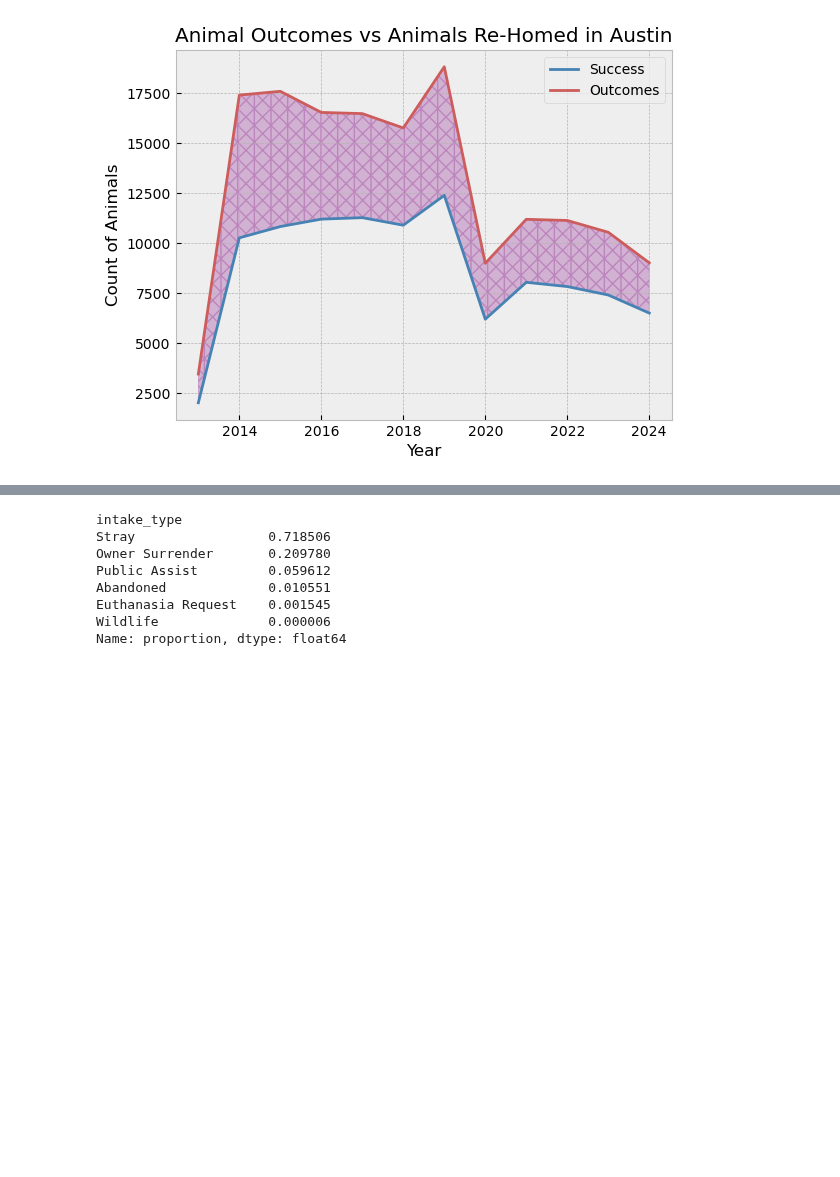
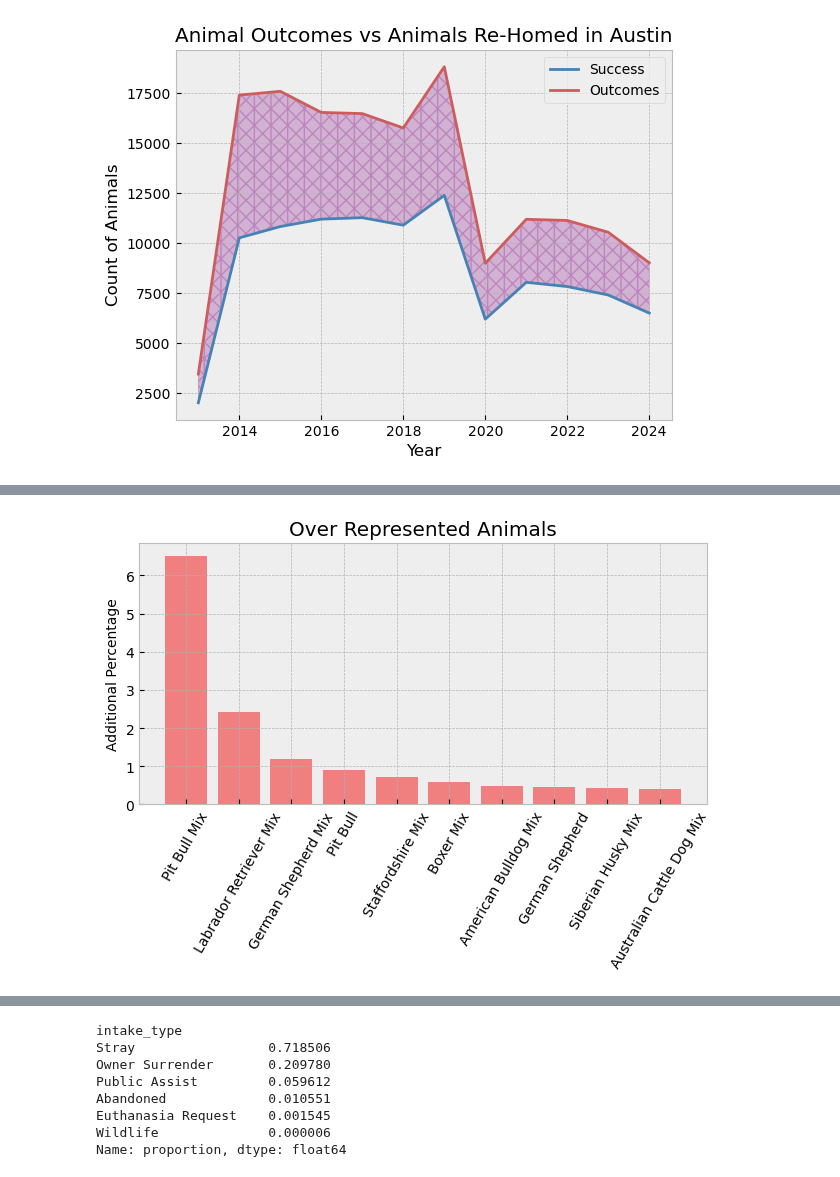
Before and after one commit to kncramer/animal-shelter-outcomes, a Jupyter notebook: code/02-eda.ipynb, the cells around one changed output, grey strips where cells are left out. Cells and saved outputs as stored; diff of their text form; code cells hidden in the pictures; blank space fills up the shorter version.

```diff
--- a/code/02-eda.ipynb
+++ b/code/02-eda.ipynb
@@ -166,0 +201,4 @@ fig.savefig('../images/compare_outcomes_austin.png')
+# %%
+# breed breakdowns
+breeds = animals_austin['breed'].value_counts(normalize=True)*100
+breeds.head(10)
@@ -166,0 +218,9 @@ fig.savefig('../images/compare_outcomes_austin.png')
+# %%
+# summarizing info about breeds relationship to repeat animals
+breed_repeat_ratio = pd.DataFrame({'repeats': repeat_breeds, 'breeds':breeds})
+breed_repeat_ratio.fillna(value=0, inplace=True)
+# %%
+# identifying the breeds that are over represented as repeat animals
+breed_repeat_ratio['over_represented'] = breed_repeat_ratio['repeats'] - breed_repeat_ratio['breeds']
+over_rep_10 = breed_repeat_ratio.sort_values(by='over_represented', ascending=False).head(10)
+over_rep_10
@@ -166,0 +240,15 @@ fig.savefig('../images/compare_outcomes_austin.png')
+# %%
+# Visual for over-represented breeds
+plt.bar(x=over_rep_10.index, height=over_rep_10['over_represented'], color='lightcoral')
+
+plt.title('Over Represented Animals')
+plt.xticks(rotation = 60, size=10)
+plt.ylabel('Additional Percentage', size=10)
+
+# saving plot for slides
+plt.tight_layout()
+plt.savefig('../images/breeds_over_represented.png')
+
+plt.show();
+# %% [output]
+[figure, added]
```
Also changed, not shown: parts of 9 cells of this notebook, 2 other files.
